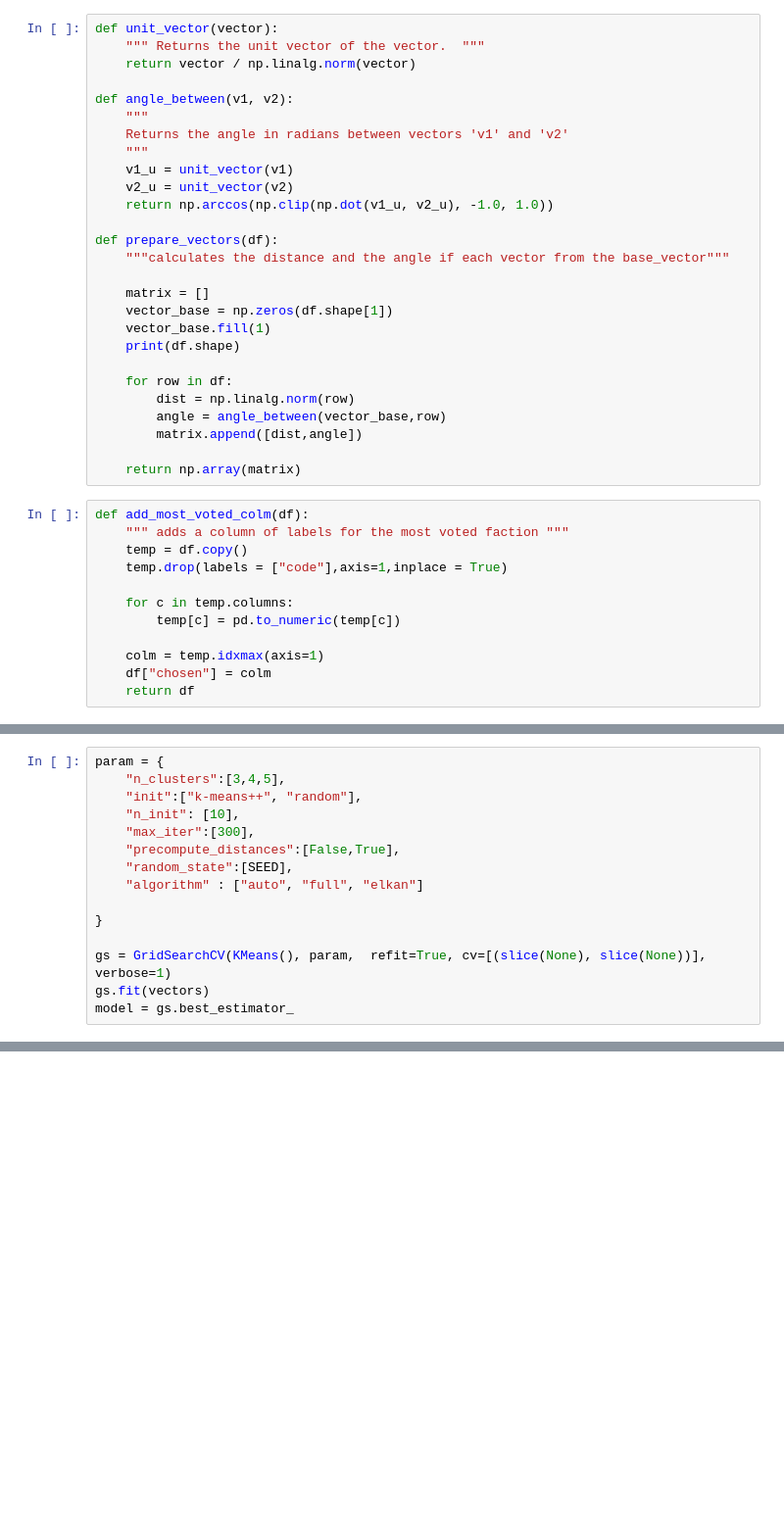
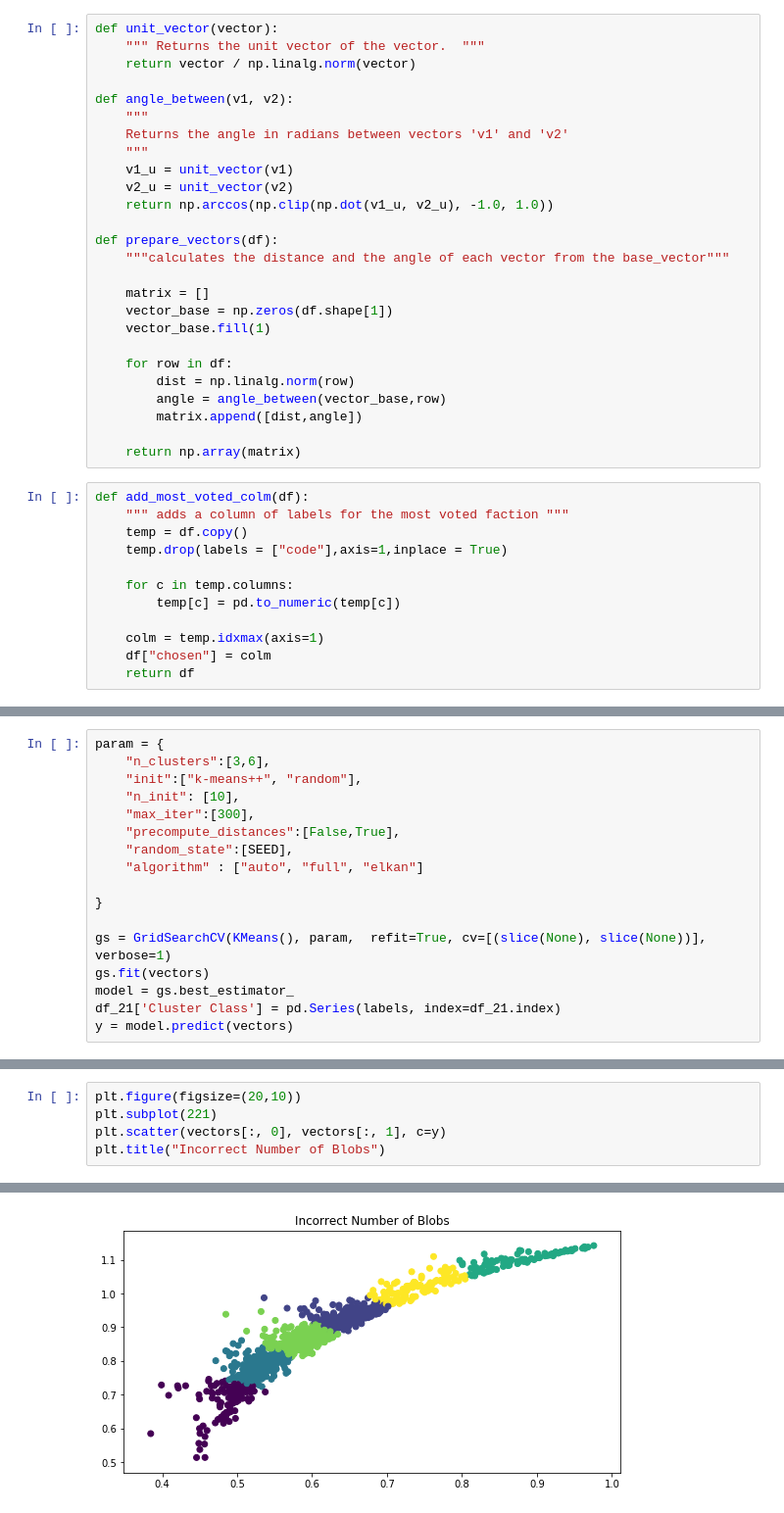
Before and after one commit to gabi939/elections, a Jupyter notebook: elections.ipynb, the cells around one changed output, grey strips where cells are left out. Shown at 98% size. Saved outputs shown, nothing was run; the diff lists cells and outputs as text; blank space fills up the shorter version.

Commit message:
kmeans clusters analysis

```diff
--- a/elections.ipynb
+++ b/elections.ipynb
@@ -119,12 +119,11 @@ def angle_between(v1, v2):
     return np.arccos(np.clip(np.dot(v1_u, v2_u), -1.0, 1.0))
 
 def prepare_vectors(df):
-    """calculates the distance and the angle if each vector from the base_vector"""
+    """calculates the distance and the angle of each vector from the base_vector"""
 
     matrix = []
     vector_base = np.zeros(df.shape[1])
     vector_base.fill(1)
-    print(df.shape)
 
     for row in df:
         dist = np.linalg.norm(row)
@@ -154,6 +166,6 @@ vectors = df_21[df_21.columns.difference(['code','chosen'])]
 # %%
 param = {
-    "n_clusters":[3,4,5],
+    "n_clusters":[3,6],
     "init":["k-means++", "random"],
     "n_init": [10],
     "max_iter":[300],
@@ -166,4 +178,6 @@ param = {
 gs = GridSearchCV(KMeans(), param,  refit=True, cv=[(slice(None), slice(None))], verbose=1)
 gs.fit(vectors)
 model = gs.best_estimator_
+df_21['Cluster Class'] = pd.Series(labels, index=df_21.index)
+y = model.predict(vectors)
 # %% [output]
@@ -193,0 +187,6 @@ df_21
+# %%
+plt.figure(figsize=(20,10))
+plt.subplot(221)
+plt.scatter(vectors[:, 0], vectors[:, 1], c=y)
+plt.title("Incorrect Number of Blobs")
+# %% [output]
@@ -194 +194,2 @@ df_21
+[figure, added]
 # %%
```
Also changed, not shown: parts of 13 cells of this notebook, 2 other files.
